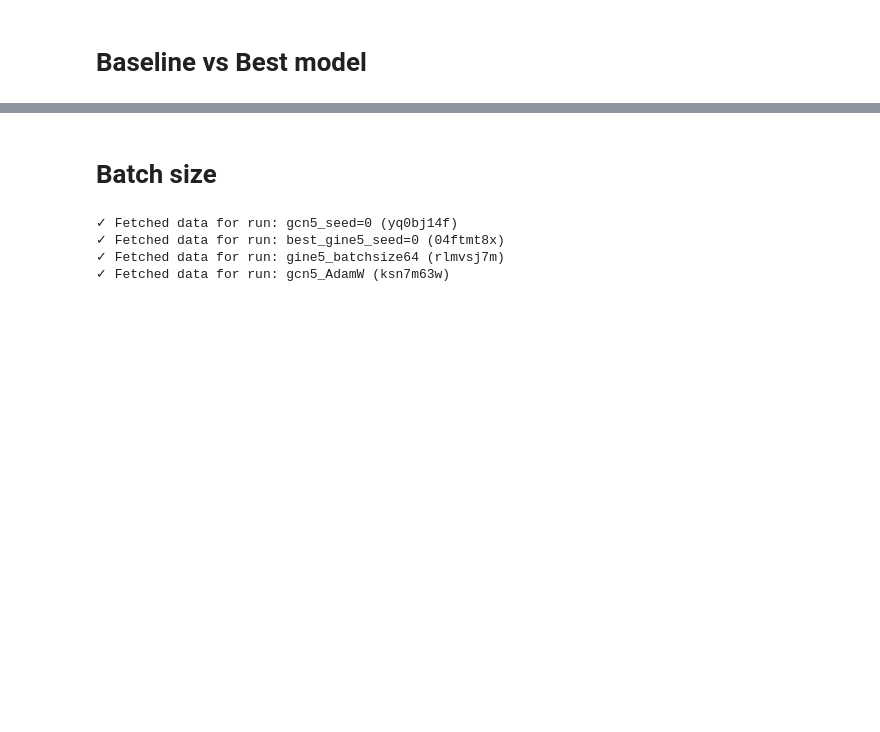
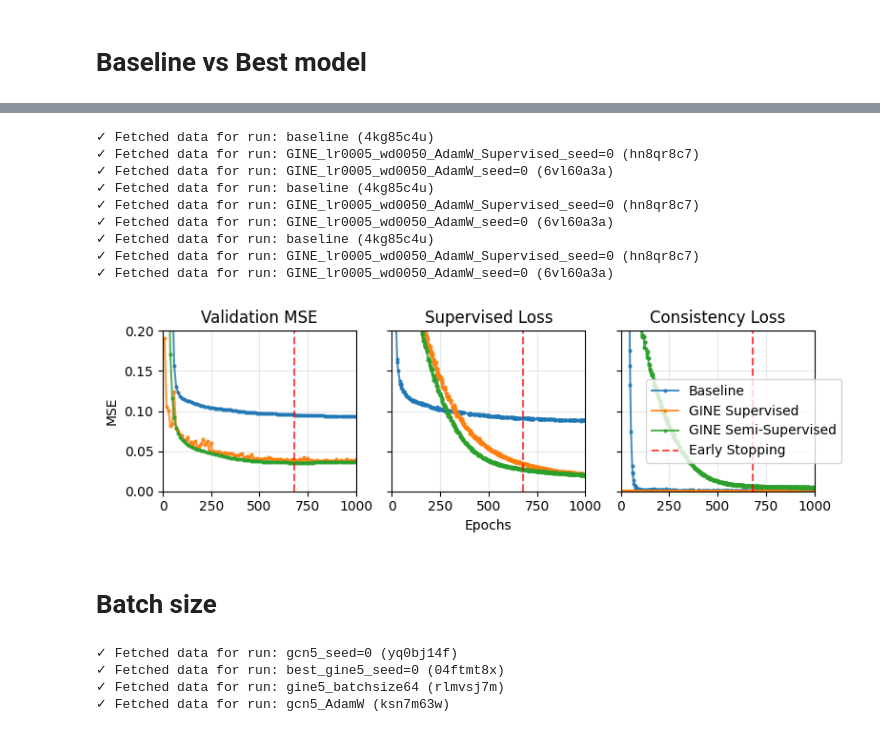
Before and after one commit to CarlaZdravkovicHugod/GNN_semi_supervised_drug_discovery, a Jupyter notebook: src/plot_small.ipynb, the cells around one changed output, grey strips where cells are left out. Drawn from its saved outputs; the diff is of its cells as text; code cells hidden in the pictures; blank space fills up the shorter version.

```diff
--- a/src/plot_small.ipynb
+++ b/src/plot_small.ipynb
@@ -53,3 +125,81 @@ for metric in metrics:
+# %%
+import matplotlib.pyplot as plt
+
+entity = "carlahugod-danmarks-tekniske-universitet-dtu"
+project = "GNN_semi_supervised"
+metrics = ['val_MSE', 'supervised_loss', 'unsupervised_loss']
+metric_titles = {
+    'val_MSE': 'Validation MSE',
+    'supervised_loss': 'Supervised Loss',
+    'unsupervised_loss': 'Consistency Loss'
+}
+runs_ids = ['4kg85c4u','hn8qr8c7','6vl60a3a']
+labels = ['Baseline', 'GINE Supervised', 'GINE Semi-Supervised']
+
+# share both x and y axes
+fig, axes = plt.subplots(1, 3, figsize=(8, 3), sharex=True, sharey=True)
+
+for ax, metric in zip(axes, metrics):
+
+    runs_data = fetch_multiple_runs(entity, project, runs_ids, metric)
+
+    for run_id, data in runs_data.items():
+        history = data["history"]
+        label = labels[runs_ids.index(run_id)]
+
+        if metric in history.columns and "_step" in history.columns:
+            valid = history[[metric, "_step"]].dropna()
+            ax.plot(
+                valid["_step"],
+                valid[metric],
+                label=label,
+                marker='o',
+                markersize=2,
+                alpha=0.8
+            )
+        else:
+            print(f"Warning: {metric} missing in run {run_id}")
+
+    # early stopping marker
+    ax.axvline(
+        x=680,
+        color='red',
+        linestyle='--',
+        linewidth=1.5,
+        alpha=0.7,
+        label='Early Stopping'
+    )
+
+    ax.set_title(metric_titles.get(metric, metric), fontsize=12)
+    ax.grid(True, alpha=0.3)
+
+axes[0].set_ylabel("MSE")
+axes[1].set_xlabel("Epochs")
+
+# add early stopping label only once
+handles, _ = axes[0].get_legend_handles_labels()
+labels = [labels[0], labels[1], labels[2], 'Early Stopping']
+
+# force consistent limits for all plots
+axes[0].set_ylim(0, 0.2)
+axes[0].set_xlim(0, 1000)
+
+# shared legend middle right
+fig.legend(labels, loc="center right", fontsize=10)
+
+plt.tight_layout(rect=[0, 0.12, 1, 1])
+plt.show()
+# %% [output]
+✓ Fetched data for run: baseline (4kg85c4u)
+✓ Fetched data for run: GINE_lr0005_wd0050_AdamW_Supervised_seed=0 (hn8qr8c7)
+✓ Fetched data for run: GINE_lr0005_wd0050_AdamW_seed=0 (6vl60a3a)
+✓ Fetched data for run: baseline (4kg85c4u)
+✓ Fetched data for run: GINE_lr0005_wd0050_AdamW_Supervised_seed=0 (hn8qr8c7)
+✓ Fetched data for run: GINE_lr0005_wd0050_AdamW_seed=0 (6vl60a3a)
+✓ Fetched data for run: baseline (4kg85c4u)
+✓ Fetched data for run: GINE_lr0005_wd0050_AdamW_Supervised_seed=0 (hn8qr8c7)
+✓ Fetched data for run: GINE_lr0005_wd0050_AdamW_seed=0 (6vl60a3a)
+[figure, added]
 # %% [markdown]
 # Batch size
 # %%
```
Also changed, not shown: parts of 6 cells of this notebook.
